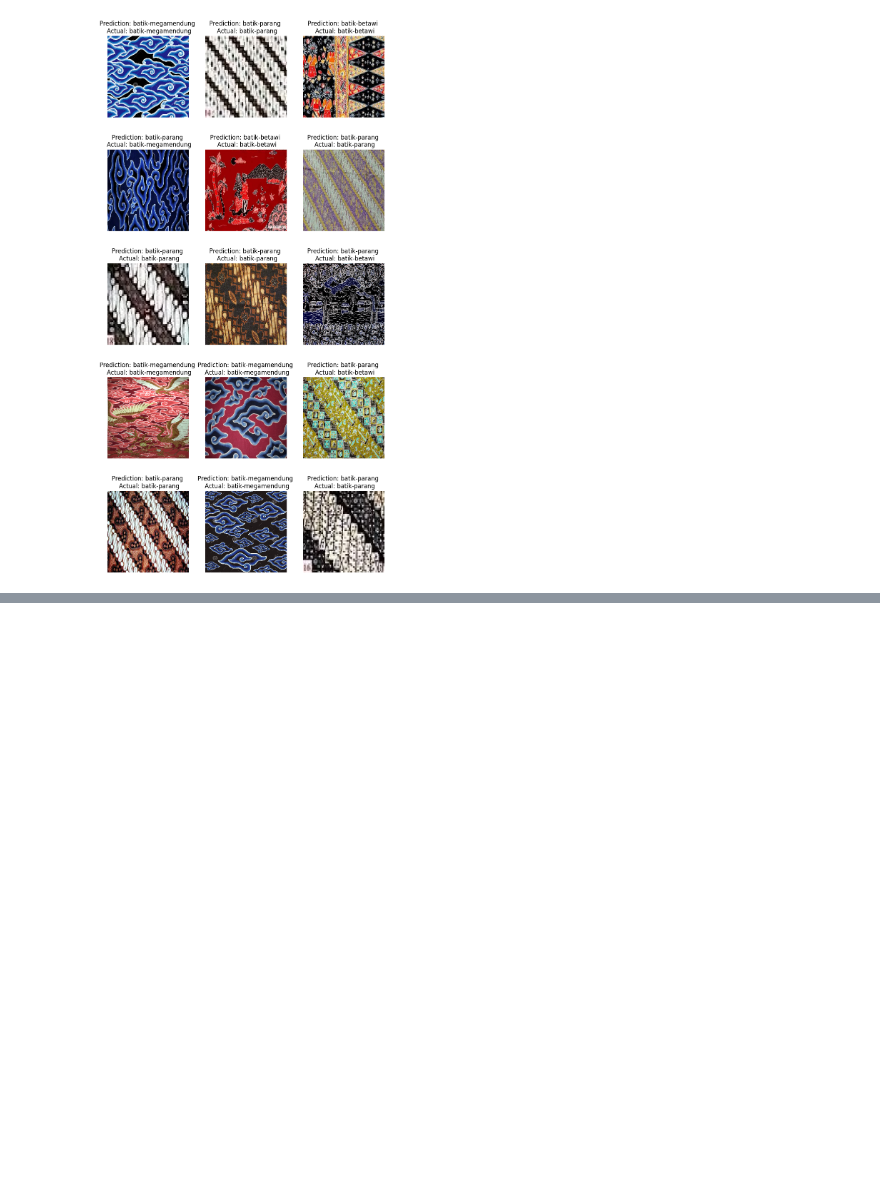
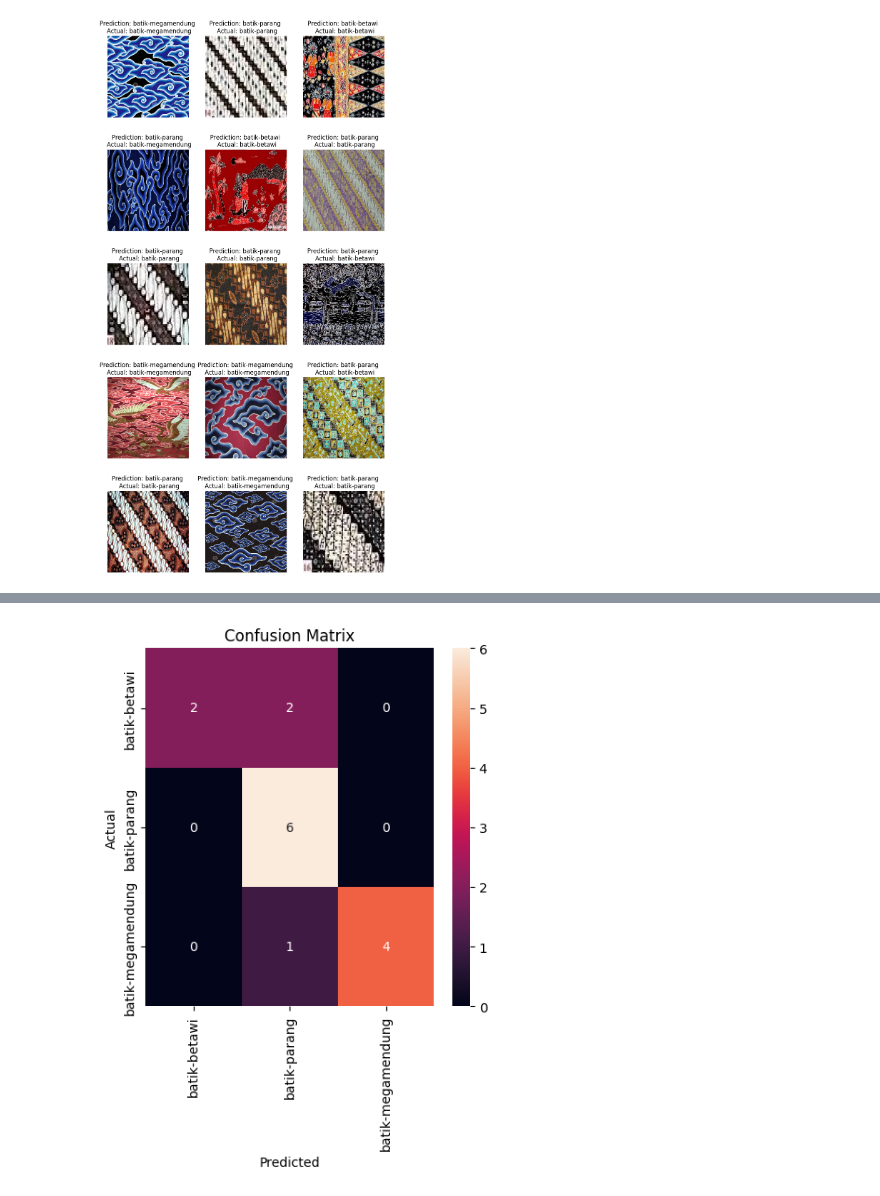
Before and after one commit to vncnttan/binus-aol-deep-learning-indonesian-batik-motifs, a Jupyter notebook: 3. Pre-Trained Model.ipynb, the cells around one changed output, grey strips where cells are left out. Saved outputs shown, nothing was run; the diff lists cells and outputs as text; code cells hidden in the pictures; blank space fills up the shorter version.

Commit message:
feat: Added visualization for mobile net results

```diff
--- a/3. Pre-Trained Model.ipynb
+++ b/3. Pre-Trained Model.ipynb
@@ -204,3 +204,11 @@ for i in range(15):
 [figure]
 # %%
 model.save("models/MobileNet-finetuned.h5")
+# %%
+from sklearn.metrics import classification_report
+
+y_pred = model.predict(X_test)
+y_pred = np.argmax(y_pred, axis=1)
+y_test = np.argmax(y_test, axis=1)
+
+print(classification_report(y_test, y_pred, target_names=class_names.values()))
@@ -206,0 +226,12 @@ model.save("models/MobileNet-finetuned.h5")
+# %%
+import seaborn as sns
+from sklearn.metrics import confusion_matrix
+
+plt.figure(figsize=(5, 5))
+sns.heatmap(confusion_matrix(y_test, y_pred), annot=True, fmt='d', xticklabels=class_names.values(), yticklabels=class_names.values())
+plt.xlabel('Predicted')
+plt.ylabel('Actual')
+plt.title('Confusion Matrix')
+plt.show()
+# %% [output]
+[figure, added]
```
Also changed, not shown: parts of 1 cell of this notebook.
